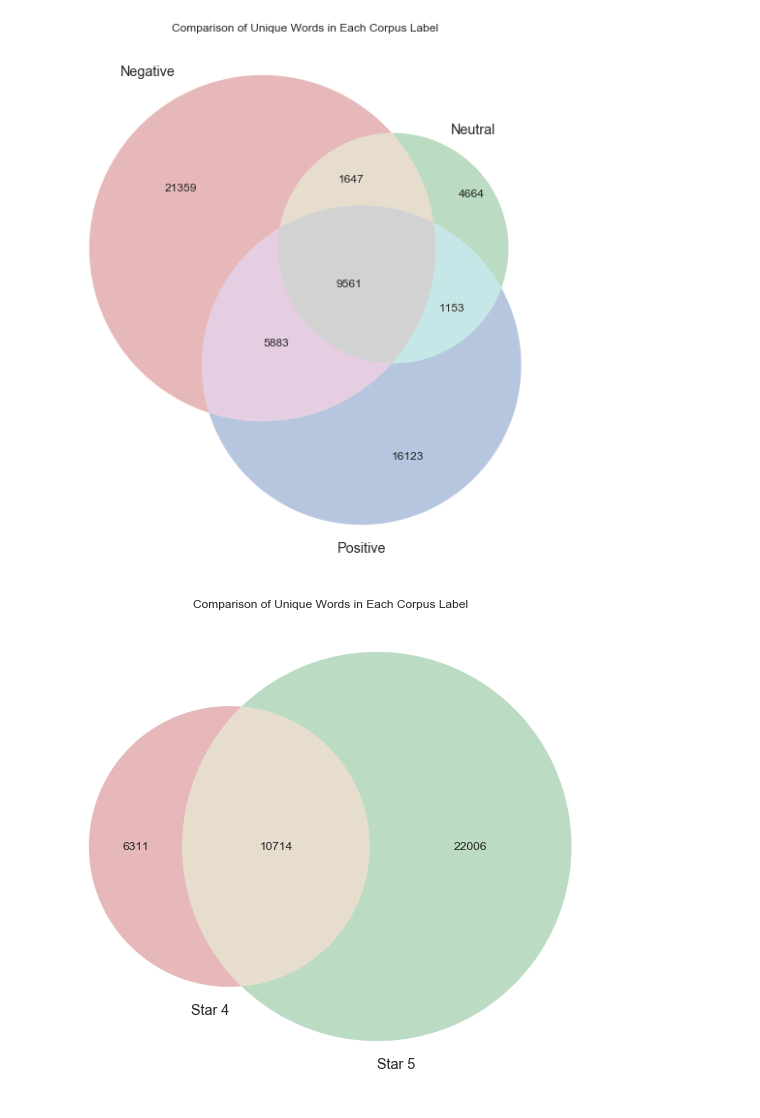
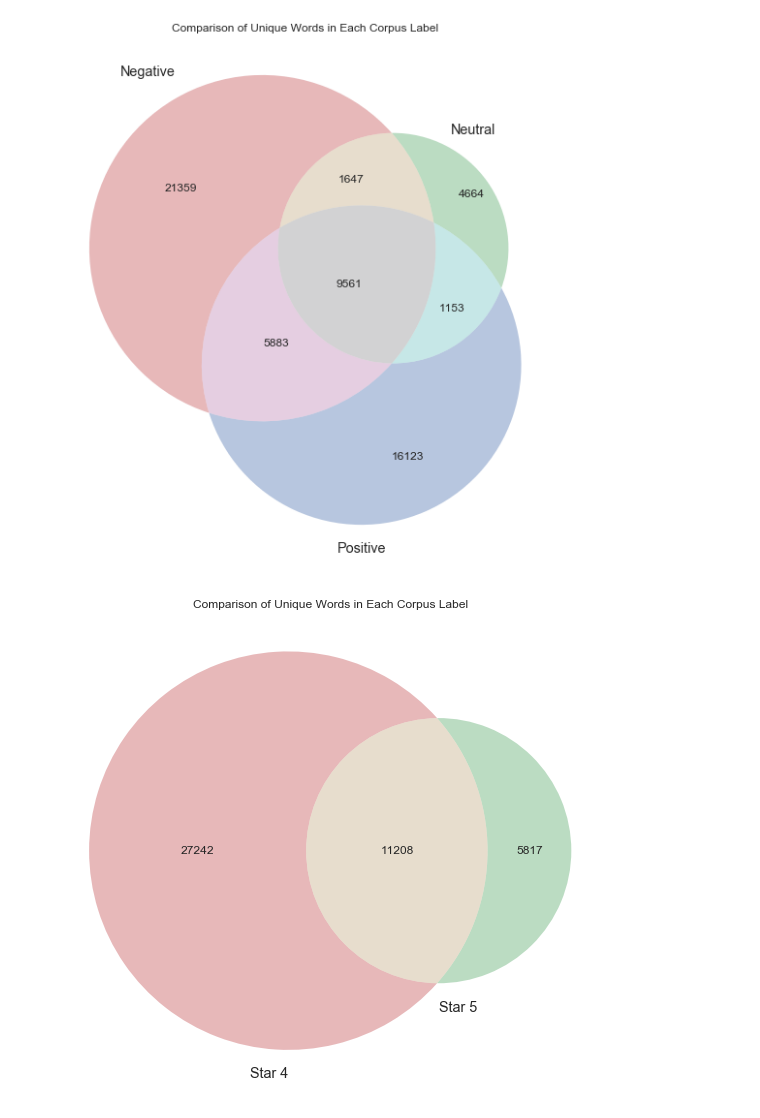
Before and after one commit to vanitoz/Reviews_Classification_System, a Jupyter notebook: modules/eda.ipynb, the cells around one changed output. Cells and saved outputs as stored; diff of their text form; code cells hidden in the pictures.

```diff
--- a/modules/eda.ipynb
+++ b/modules/eda.ipynb
@@ -315,12 +313,12 @@ plt.show()
 [figure]
 # %%
 plt.figure(figsize=(10,10), facecolor='w')
-venn2([set(words_by_class[1]), set(words_by_class[2])], set_labels = ('Star 4', 'Star 5'))
+venn2([set(words_by_class[0]), set(words_by_class[1])], set_labels = ('Star 4', 'Star 5'))
 plt.title('Comparison of Unique Words in Each Corpus Label')
 # plt.savefig('../images/venn.png')
 plt.show()
 # %% [output]
-[figure, old version]
+[figure, new version]
 # %%
 cursor.close()
 conn.close()
```
Also changed, not shown: parts of 5 cells of this notebook, 2 other files.
